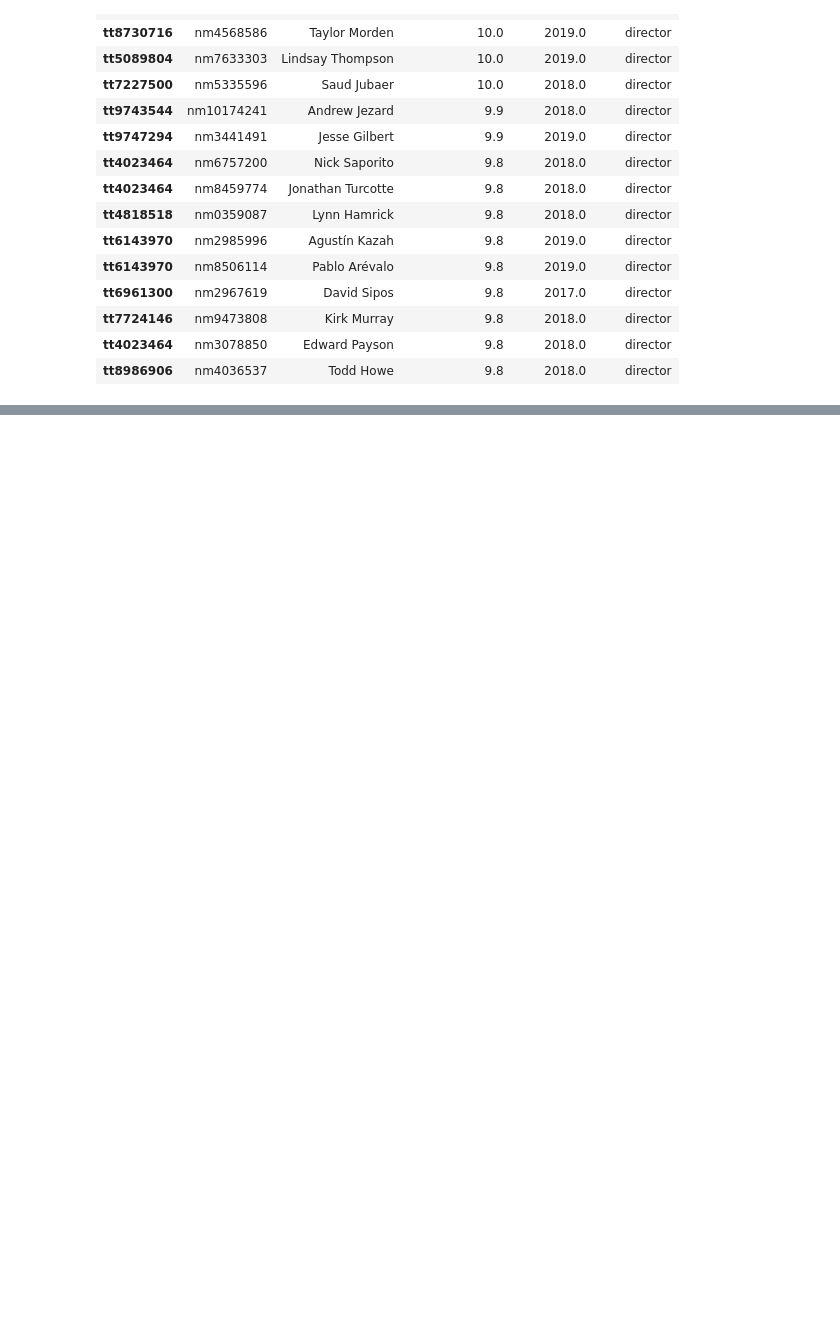
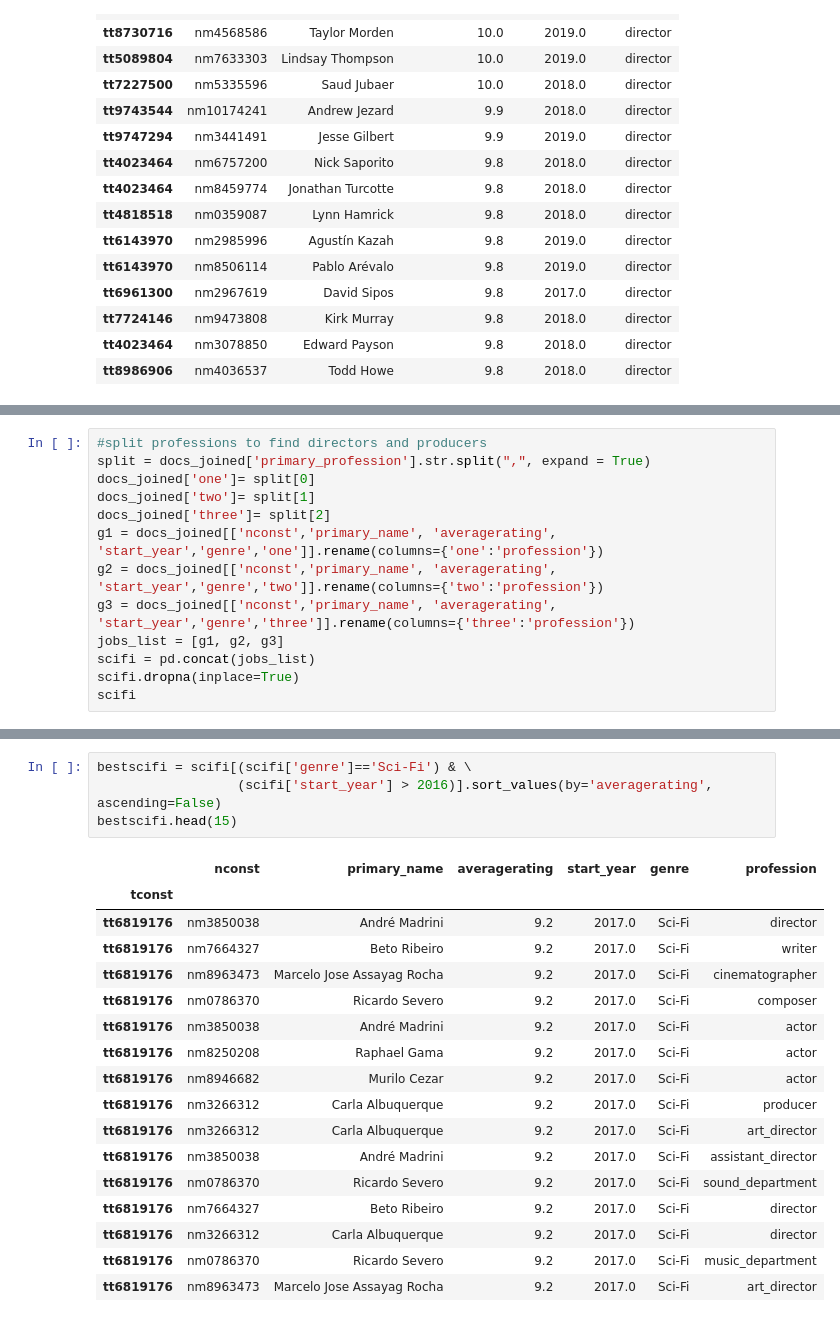
Before and after one commit to samanthanas/MovieAnalysis, a Jupyter notebook: Talent.ipynb, the cells around one changed output, grey strips where cells are left out. Drawn from its saved outputs; the diff is of its cells as text; blank space fills up the shorter version.

```diff
--- a/Talent.ipynb
+++ b/Talent.ipynb
@@ -255,0 +412,13 @@ top_docs.sort_values(by='averagerating',ascending=False)
+# %%
+#split professions to find directors and producers
+split = docs_joined['primary_profession'].str.split(",", expand = True)
+docs_joined['one']= split[0]
+docs_joined['two']= split[1]
+docs_joined['three']= split[2]
+g1 = docs_joined[['nconst','primary_name', 'averagerating', 'start_year','genre','one']].rename(columns={'one':'profession'})
+g2 = docs_joined[['nconst','primary_name', 'averagerating', 'start_year','genre','two']].rename(columns={'two':'profession'})
+g3 = docs_joined[['nconst','primary_name', 'averagerating', 'start_year','genre','three']].rename(columns={'three':'profession'})
+jobs_list = [g1, g2, g3]
+scifi = pd.concat(jobs_list)
+scifi.dropna(inplace=True)
+scifi
@@ -255,0 +507,22 @@ top_docs.sort_values(by='averagerating',ascending=False)
+# %%
+bestscifi = scifi[(scifi['genre']=='Sci-Fi') & \
+                  (scifi['start_year'] > 2016)].sort_values(by='averagerating', ascending=False)
+bestscifi.head(15)
+# %% [output]
+|  | nconst | primary_name | averagerating | start_year | genre | profession |
+| tconst |  |  |  |  |  |  |
+| tt6819176 | nm3850038 | André Madrini | 9.2 | 2017.0 | Sci-Fi | director |
+| tt6819176 | nm7664327 | Beto Ribeiro | 9.2 | 2017.0 | Sci-Fi | writer |
+| tt6819176 | nm8963473 | Marcelo Jose Assayag Rocha | 9.2 | 2017.0 | Sci-Fi | cinematographer |
+| tt6819176 | nm0786370 | Ricardo Severo | 9.2 | 2017.0 | Sci-Fi | composer |
+| tt6819176 | nm3850038 | André Madrini | 9.2 | 2017.0 | Sci-Fi | actor |
+| tt6819176 | nm8250208 | Raphael Gama | 9.2 | 2017.0 | Sci-Fi | actor |
+| tt6819176 | nm8946682 | Murilo Cezar | 9.2 | 2017.0 | Sci-Fi | actor |
+| tt6819176 | nm3266312 | Carla Albuquerque | 9.2 | 2017.0 | Sci-Fi | producer |
+| tt6819176 | nm3266312 | Carla Albuquerque | 9.2 | 2017.0 | Sci-Fi | art_director |
+| tt6819176 | nm3850038 | André Madrini | 9.2 | 2017.0 | Sci-Fi | assistant_director |
+| tt6819176 | nm0786370 | Ricardo Severo | 9.2 | 2017.0 | Sci-Fi | sound_department |
+| tt6819176 | nm7664327 | Beto Ribeiro | 9.2 | 2017.0 | Sci-Fi | director |
+| tt6819176 | nm3266312 | Carla Albuquerque | 9.2 | 2017.0 | Sci-Fi | director |
+| tt6819176 | nm0786370 | Ricardo Severo | 9.2 | 2017.0 | Sci-Fi | music_department |
+| tt6819176 | nm8963473 | Marcelo Jose Assayag Rocha | 9.2 | 2017.0 | Sci-Fi | art_director |
```
Also changed, not shown: parts of 40 cells of this notebook.
